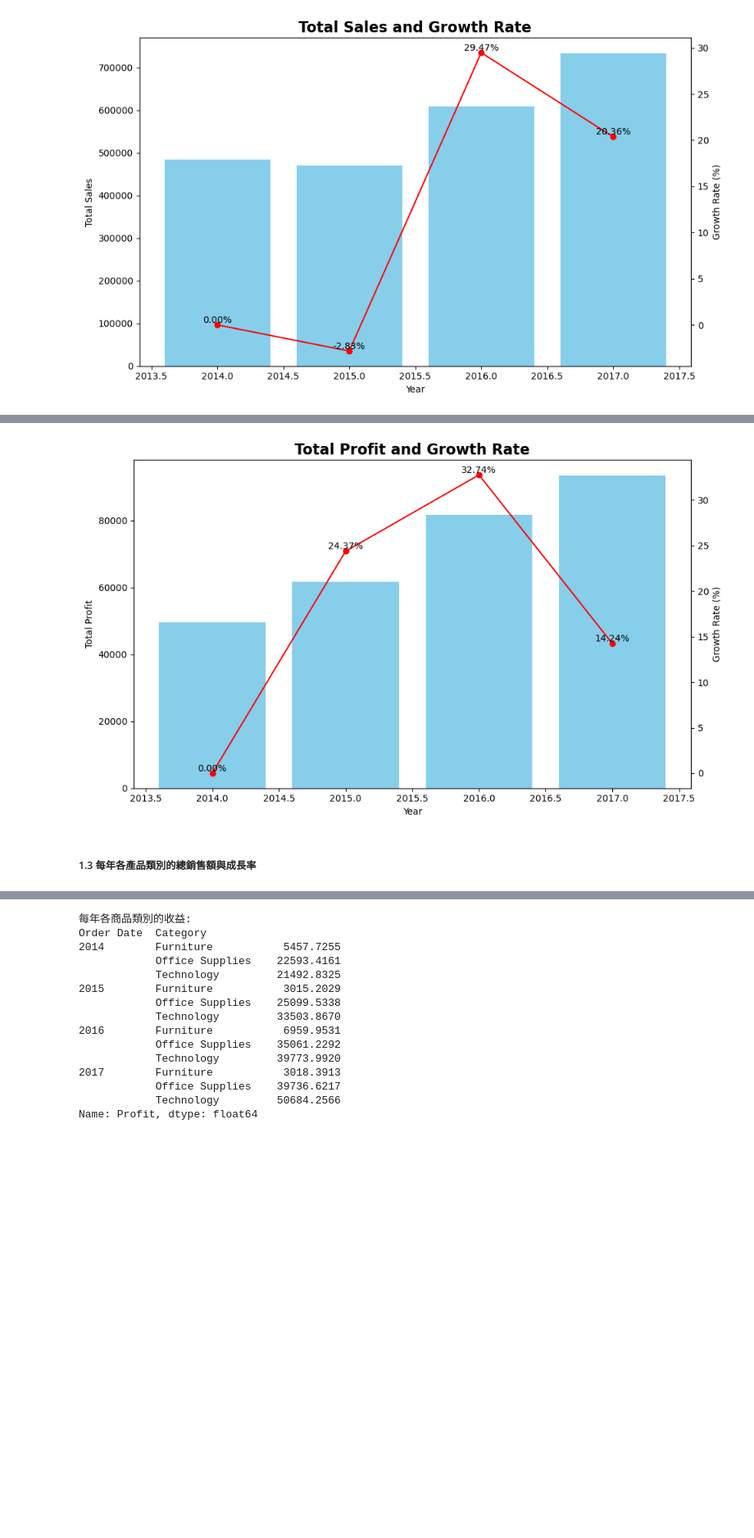
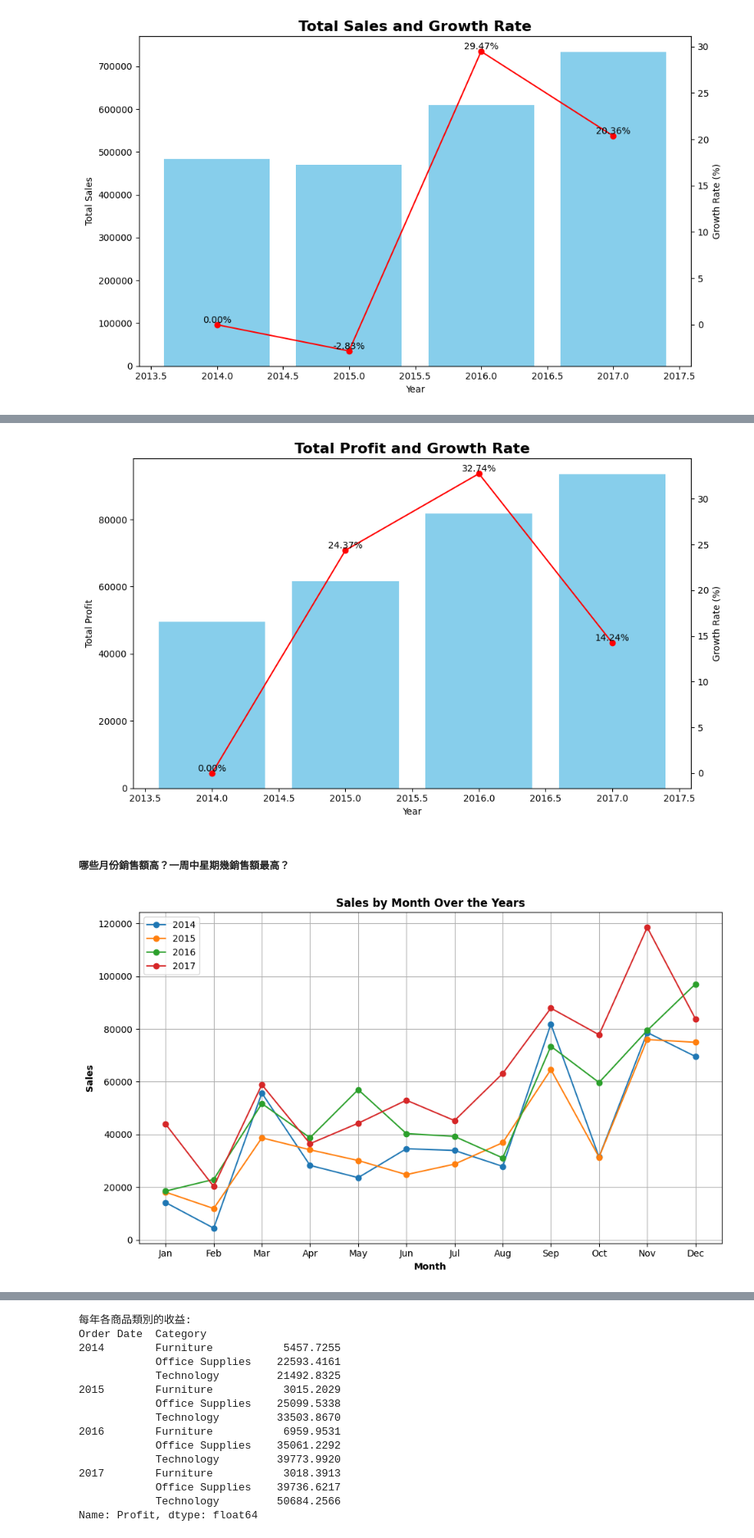
Before and after one commit to RaynaLin/superstore_EDA, a Jupyter notebook: EDA_superstore.ipynb, the cells around one changed output, grey strips where cells are left out. Shown at 82% size. Saved outputs shown, nothing was run; the diff lists cells and outputs as text; code cells hidden in the pictures; blank space fills up the shorter version.

```diff
--- a/EDA_superstore.ipynb
+++ b/EDA_superstore.ipynb
@@ -185,4 +217,8 @@ resampled_data.fillna(0, inplace = True)
 # %%
+# 計算每年Profit成長率
+resampled_data["Growth_Rate_profit"] = resampled_data["Profit"].pct_change() * 100
+resampled_data.fillna(0, inplace = True)
+
 # Total Profit and Growth Rate
 fig, ax1= plt.subplots(figsize=(10, 6))
 ax1.bar(resampled_data.index, resampled_data["Profit"], color = "skyblue")
@@ -199,6 +235,50 @@ ax2.set_ylabel("Growth Rate (%)")
 plt.tight_layout()
 plt.show()
 # %% [output]
-[figure, old version]
+[figure, new version]
-# %% [markdown]
-##### 1.3 每年各產品類別的總銷售額與成長率
+# %%
+# 重新處理時間數據
+df['Order Date'] = pd.to_datetime(df['Order Date'])
+df['Ship Date'] = pd.to_datetime(df['Ship Date'])
+
+df['Order Year'] = df['Order Date'].dt.year
+df['Order Month'] = df['Order Date'].dt.month
+df['Order day'] = df['Order Date'].dt.day
+
+day_of_week_names = {
+    0: 'Saturday',
+    1: 'Sunday',
+    2: 'Monday',
+    3: 'Tuesday',
+    4: 'Wednesday',
+    5: 'Thursday',
+    6: 'Friday'
+}
+
+df['Order Day of week'] = df['Order Date'].dt.day_of_week.apply(lambda x:day_of_week_names[x])
+# %% [markdown]
+##### 哪些月份銷售額高？一周中星期幾銷售額最高？
+# %%
+# group by月銷售額
+monthly_sales = df.groupby(['Order Year', 'Order Month']).agg({'Sales': 'sum'}).reset_index()
+
+plt.figure(figsize=(10, 6))
+
+# 繪製每年各個月份的銷售額折線圖
+for year in monthly_sales['Order Year'].unique():
+    data_year = monthly_sales[monthly_sales['Order Year'] == year]
+    plt.plot(data_year['Order Month'], data_year['Sales'], marker='o', label=str(year))
+
+# 添加標籤、標題和圖例
+plt.xlabel('Month', fontweight='bold')
+plt.ylabel('Sales', fontweight='bold')
+plt.title('Sales by Month Over the Years', fontweight='bold')
+plt.xticks(range(1, 13), ['Jan', 'Feb', 'Mar', 'Apr', 'May', 'Jun', 'Jul', 'Aug', 'Sep', 'Oct', 'Nov', 'Dec'])
+plt.legend()
+
+# 顯示圖形
+plt.grid(True)
+plt.tight_layout()
+plt.show()
+# %% [output]
+[figure, added]
```
Also changed, not shown: parts of 142 cells of this notebook.
